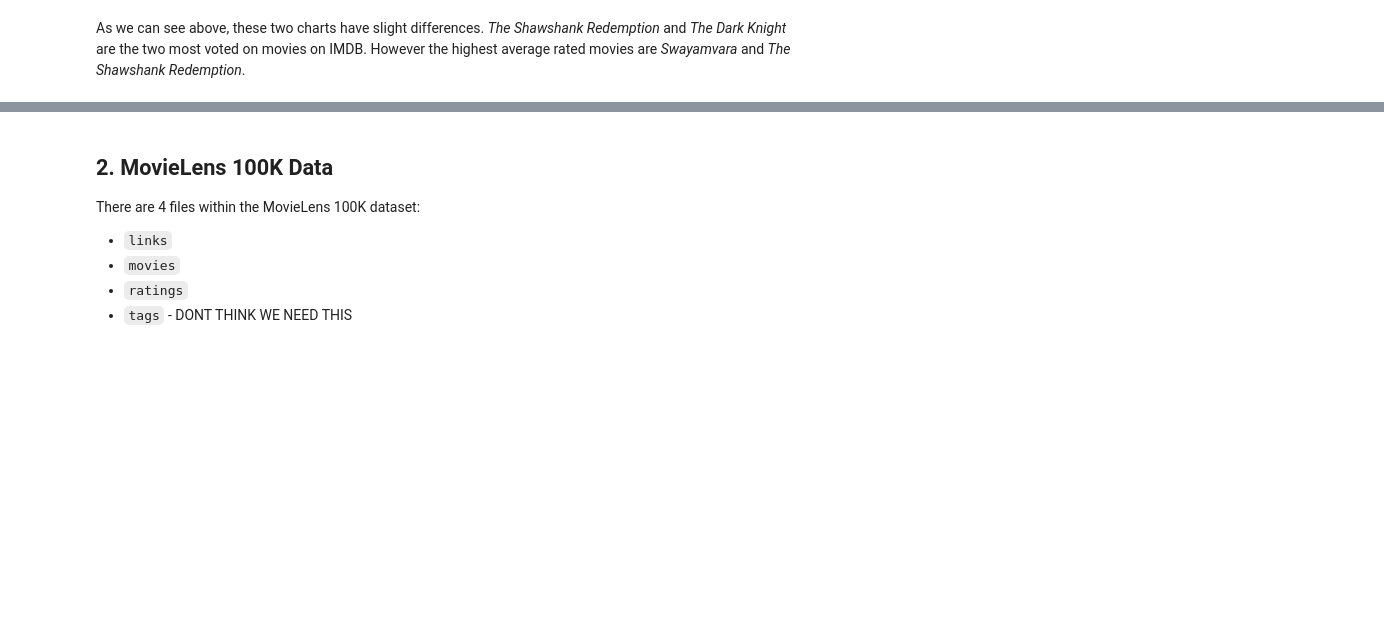
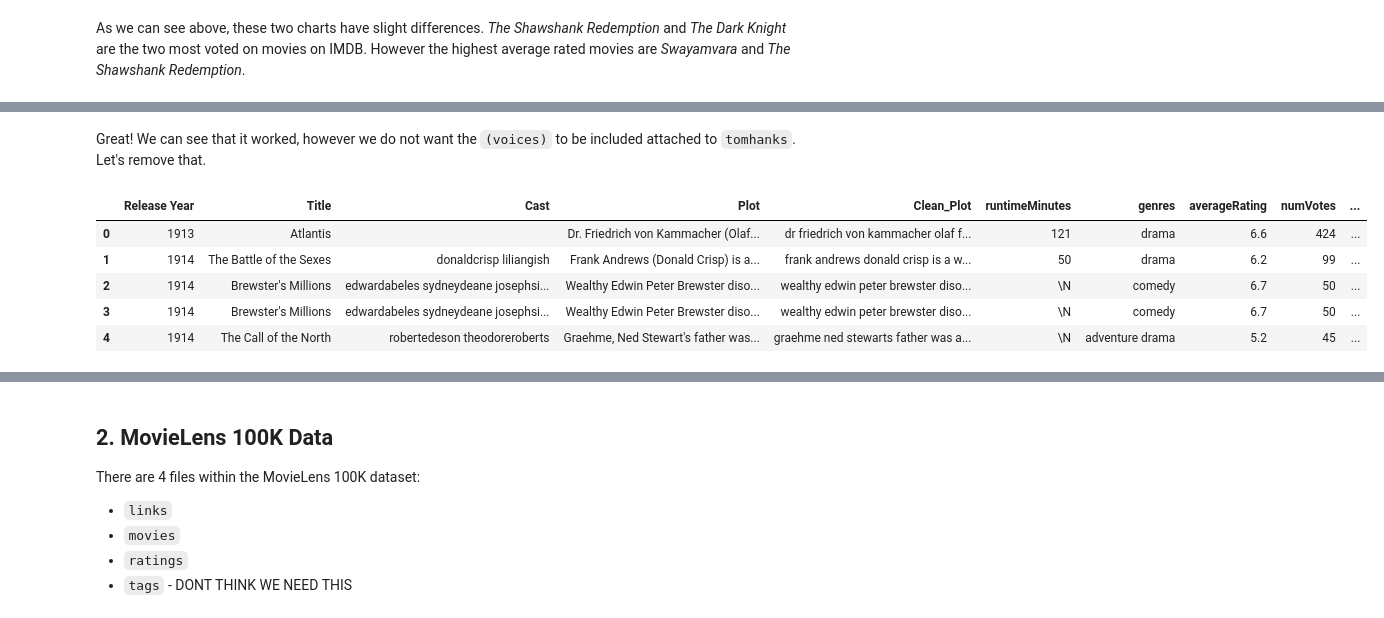
Before and after one commit to kevgross89/Apple-TV-Movie-Recommendation-Engine, a Jupyter notebook: What To Watch - Movie Recommendation Engine.ipynb, the cells around one changed output, grey strips where cells are left out. Drawn from its saved outputs; the diff is of its cells as text; code cells hidden in the pictures; blank space fills up the shorter version.

Commit message:
Worked on project

```diff
--- a/What To Watch - Movie Recommendation Engine.ipynb
+++ b/What To Watch - Movie Recommendation Engine.ipynb
@@ -837,0 +683,4 @@ imdb_wiki.head()
+# %%
+# Replace commas with spaces
+imdb_wiki['Cast'] = imdb_wiki['Cast'].str.replace(',', ' ')
+imdb_wiki['genres'] = imdb_wiki['genres'].str.replace(',', ' ')
@@ -837,0 +691,2 @@ imdb_wiki.head()
+# %% [markdown]
+Great! We can see that it worked, however we do not want the `(voices)` to be included attached to `tomhanks`. Let's remove that.
@@ -837,0 +699,17 @@ imdb_wiki.head()
+# %%
+#Function that creates a soup out of the desired metadata
+def create_soup(x):
+    return x['Cast'] + ' ' + x['genres'] + ' ' + x['primaryName']
+# %%
+# Create the new soup feature
+imdb_wiki['soup'] = imdb_wiki.apply(create_soup, axis=1)
+
+# Preview results
+imdb_wiki.head()
+# %% [output]
+|  | Release Year | Title | Cast | Plot | Clean_Plot | runtimeMinutes | genres | averageRating | numVotes | ... |
+| 0 | 1913 | Atlantis |  | Dr. Friedrich von Kammacher (Olaf... | dr friedrich von kammacher olaf f... | 121 | drama | 6.6 | 424 | ... |
+| 1 | 1914 | The Battle of the Sexes | donaldcrisp liliangish | Frank Andrews (Donald Crisp) is a... | frank andrews donald crisp is a w... | 50 | drama | 6.2 | 99 | ... |
+| 2 | 1914 | Brewster's Millions | edwardabeles sydneydeane josephsi... | Wealthy Edwin Peter Brewster diso... | wealthy edwin peter brewster diso... | \N | comedy | 6.7 | 50 | ... |
+| 3 | 1914 | Brewster's Millions | edwardabeles sydneydeane josephsi... | Wealthy Edwin Peter Brewster diso... | wealthy edwin peter brewster diso... | \N | comedy | 6.7 | 50 | ... |
+| 4 | 1914 | The Call of the North | robertedeson theodoreroberts | Graehme, Ned Stewart's father was... | graehme ned stewarts father was a... | \N | adventure drama | 5.2 | 45 | ... |
```
Also changed, not shown: parts of 43 cells of this notebook.
